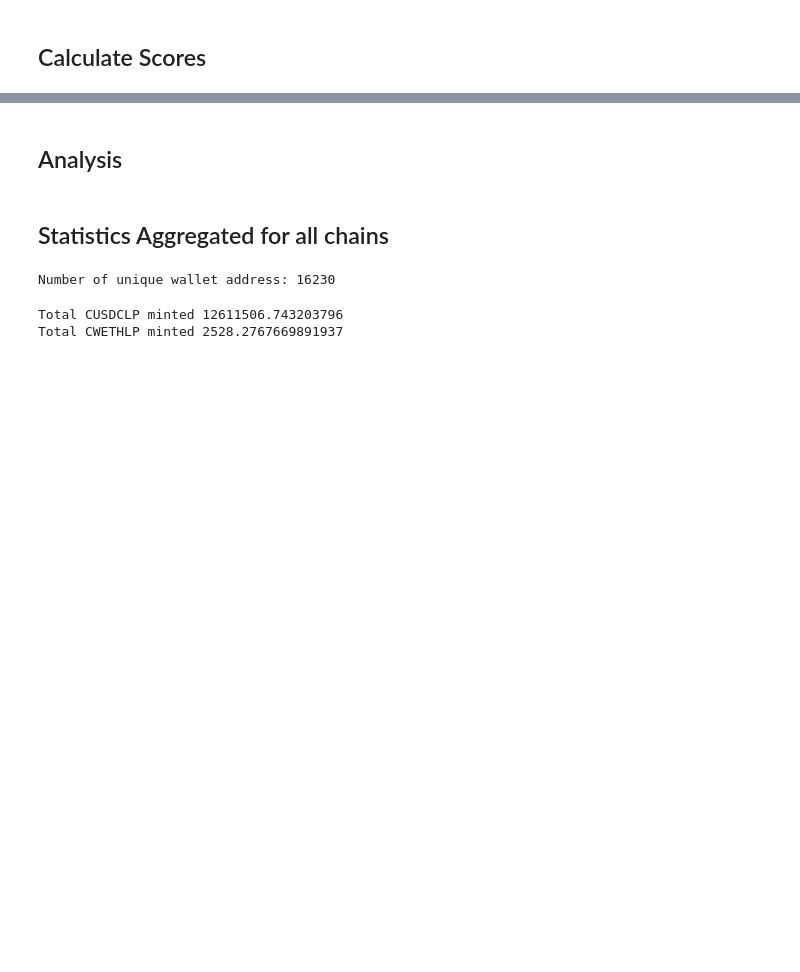
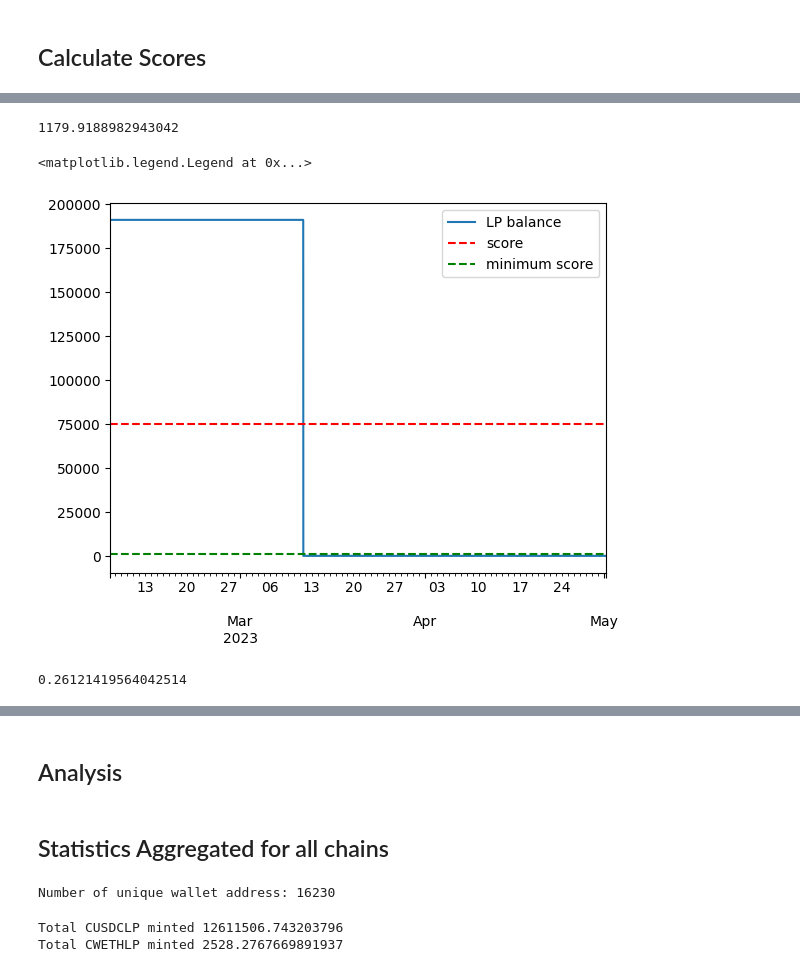
Before and after one commit to tann9949/connext-galxe-bot, a Jupyter notebook: notebooks/analysis.ipynb, the cells around one changed output, grey strips where cells are left out. Saved outputs shown, nothing was run; the diff lists cells and outputs as text; code cells hidden in the pictures; blank space fills up the shorter version.

```diff
--- a/notebooks/analysis.ipynb
+++ b/notebooks/analysis.ipynb
@@ -279 +313,46 @@ query = "0x8d45376eddFA376c61571B89dDa113250753E312"
 user_txs = all_chains_data[all_chains_data["user_address"] == query.lower()]
+# %%
+chain = "optimism"
+token = "CUSDCLP"
+token_filter = 10
+
+
+scores_data = user_scores[
+    (user_scores["chain"] == chain) & \
+    (user_scores["token"] == token)
+].sort_values(
+    "balance_change",
+    ascending=False
+).set_index("user_address")["balance_change"]
+scores_data = scores_data[scores_data > MIN_VALUE]
+filtered_scores_data = scores_data[scores_data > token_filter]
+
+user_score = scores_data[query]
+min_score = scores_data.iloc[:round(0.3 * len(scores_data))].values[-1]
+min_score_filter = filtered_scores_data.iloc[:round(0.3 * len(filtered_scores_data))].values[-1]
+# %%
+min_score_filter
+# %% [output]
+1179.9188982943042
+# %%
+fig, ax = plt.subplots()
+pd.concat([
+    temp,
+    all_chains_data[
+    (all_chains_data["chain"] == chain) & \
+    (all_chains_data["token"] == token) & \
+    (all_chains_data["user_address"] == query.lower())
+]], axis=0)["balance_change"].cumsum().resample("T").last().ffill().plot(ax=ax, label="LP balance")
+ax.axhline(user_score, linestyle="--", color="red", label="score")
+ax.axhline(min_score, linestyle="--", color="green", label="minimum score")
+ax.legend()
+# %% [output]
+<matplotlib.legend.Legend at 0x...>
+[figure, added]
+# %%
+1450 / len(all_chains_data[
+    (all_chains_data["chain"] == chain) & \
+    (all_chains_data["token"] == token)
+])
+# %% [output]
+0.26121419564042514
```
Also changed, not shown: parts of 15 cells of this notebook, 1 other file.
